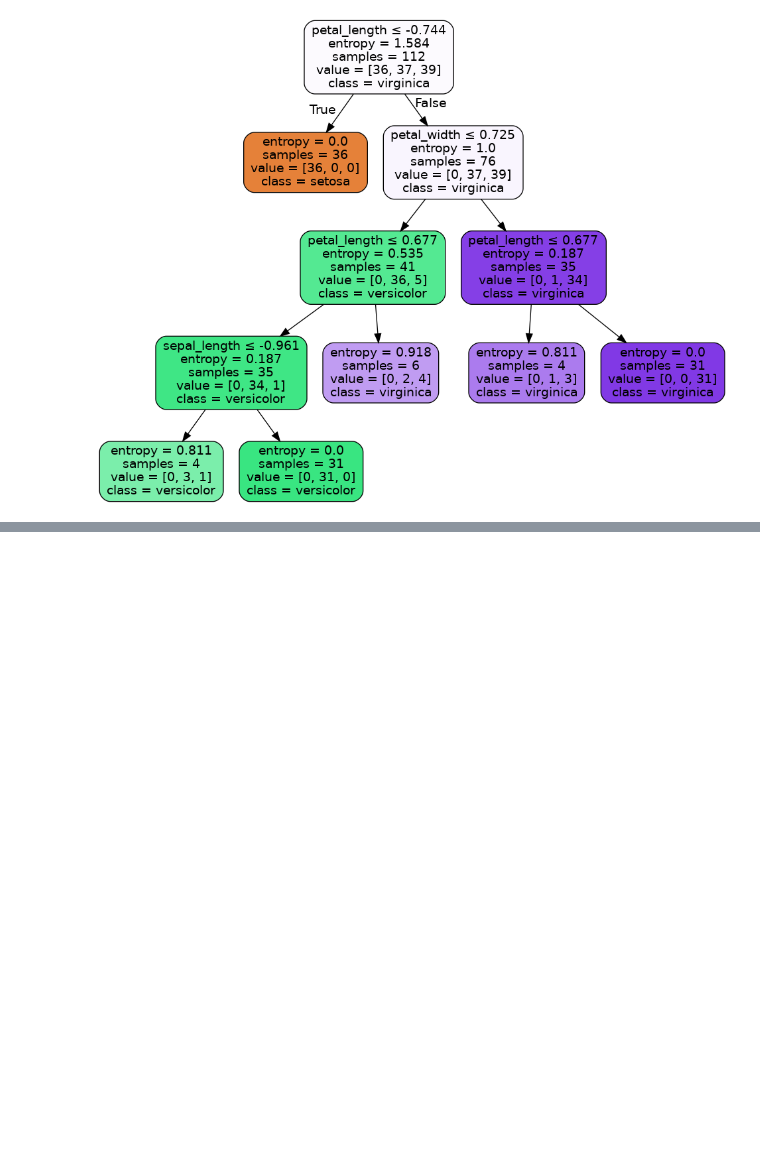
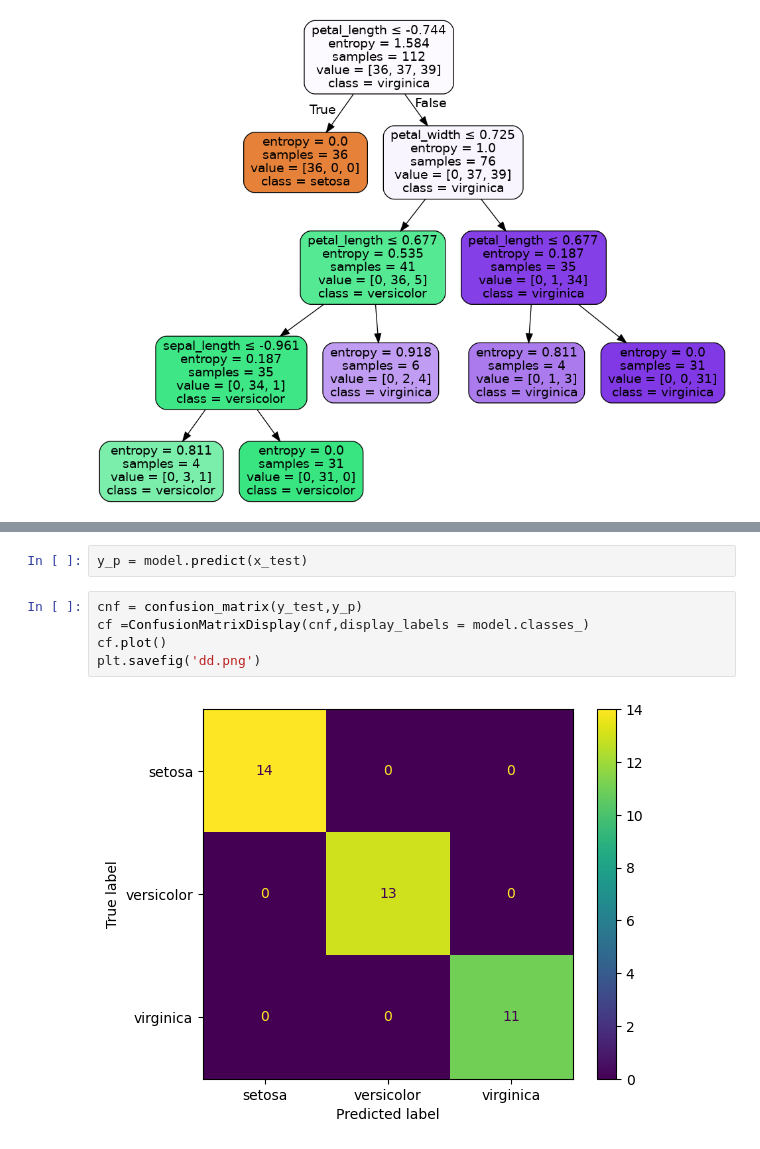
Before and after one commit to ashintv/machine_learnig_basics, a Jupyter notebook: Tree.ipynb, the cells around one changed output, grey strips where cells are left out. Cells and saved outputs as stored; diff of their text form; blank space fills up the shorter version.

```diff
--- a/Tree.ipynb
+++ b/Tree.ipynb
@@ -71,0 +126,9 @@ Image(graph.create_png())
+# %%
+y_p = model.predict(x_test)
+# %%
+cnf = confusion_matrix(y_test,y_p)
+cf =ConfusionMatrixDisplay(cnf,display_labels = model.classes_)
+cf.plot()
+plt.savefig('dd.png')
+# %% [output]
+[figure, added]
```
Also changed, not shown: parts of 10 cells of this notebook, 5 other files.
